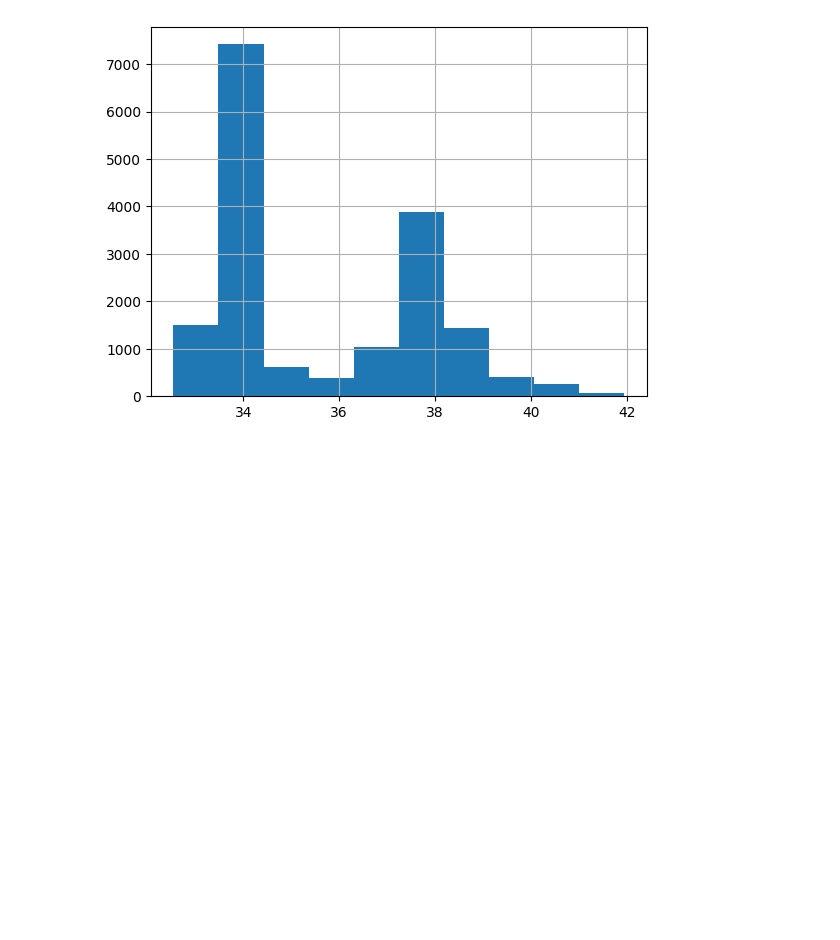
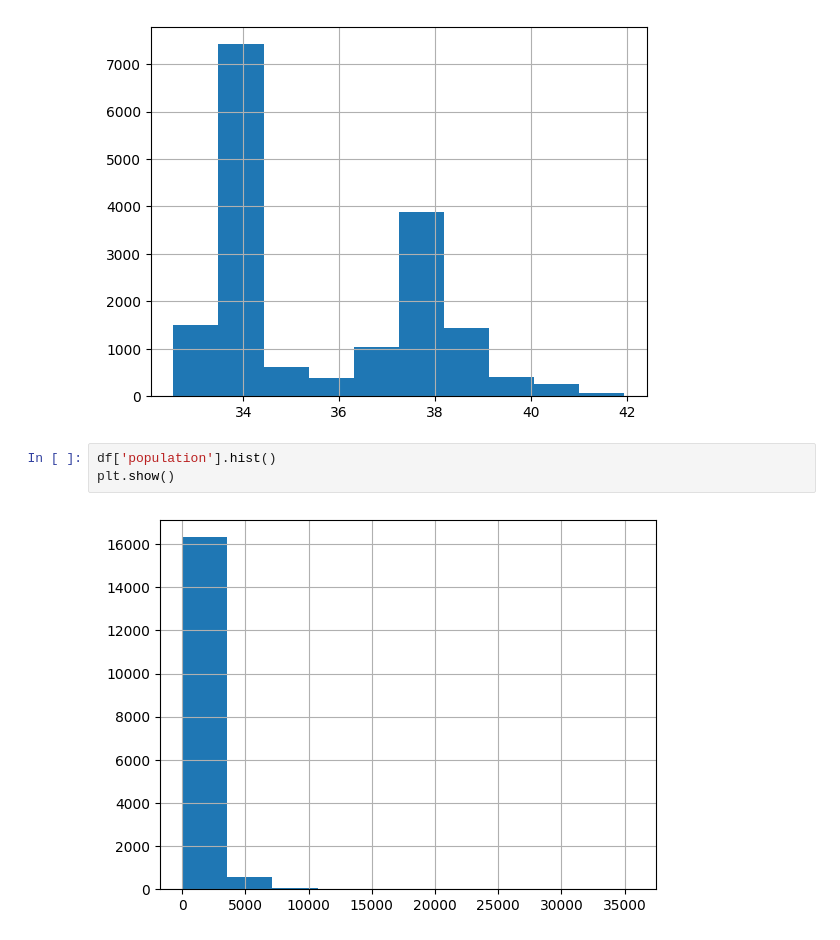
Before and after one commit to drdww/MyFirstExample, a Jupyter notebook: eda_firstscript.ipynb, the cells around one changed output. Saved outputs shown, nothing was run; the diff lists cells and outputs as text; blank space fills up the shorter version.

```diff
--- a/eda_firstscript.ipynb
+++ b/eda_firstscript.ipynb
@@ -67,3 +44,8 @@ df['latitude'].hist()
 plt.show()
 # %% [output]
 [figure]
+# %%
+df['population'].hist()
+plt.show()
+# %% [output]
+[figure, added]
```
Also changed, not shown: parts of 2 cells of this notebook.
